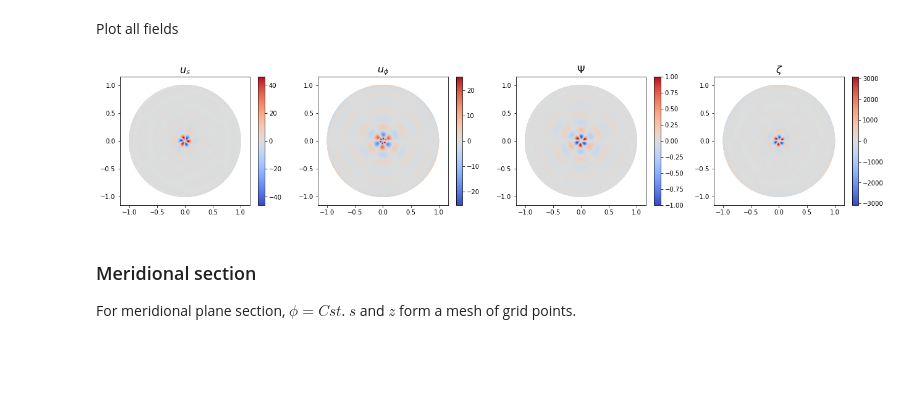
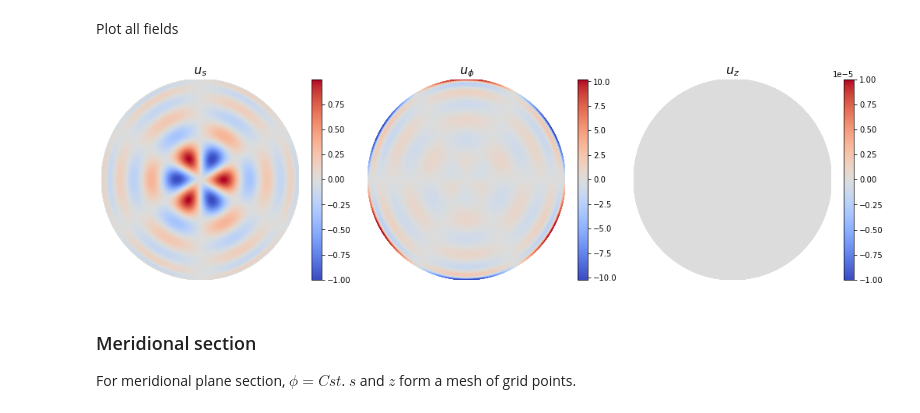
Before and after one commit to GentleMin/PlesioGeostroPy, a Jupyter notebook: Eigen_Post.ipynb, the cells around one changed output. Cells and saved outputs as stored; diff of their text form; code cells hidden in the pictures; blank space fills up the shorter version.

```diff
--- a/Eigen_Post.ipynb
+++ b/Eigen_Post.ipynb
@@ -420,11 +577,11 @@ Using Boyd's drift method:
 # %%
-class_idx = 0
+class_idx = 1
 
 src_idx_base = 0
 src_idx_comp = 1
 
 eig_drift, eig_nearest = nutils.eigen_drift(eig_vals_classes[class_idx], eig_vals_classes_comp[class_idx])
-drift_thresh = 1e+4
+drift_thresh = 1e+1
 drift_filter = 1./(eig_drift + 1e-16) > drift_thresh
 
 fig, ax = plt.subplots(figsize=(10, 6))
@@ -496,5 +665,5 @@ array([ 4.47141683e-14+0.00706853j, -8.61577625e-15+0.11751199j,
 # %%
-class_idx, mode_idx = 1, 7
+class_idx, mode_idx = 0, 5
 eigval = eig_vals_classes[class_idx][mode_idx]
 eigvec = eig_vecs_classes[class_idx][:, mode_idx]
 
@@ -527,6 +698,13 @@ def calc_field_rad(fname, field_f):
 eigmode_eval = field_func.apply(calc_field_rad, inplace=False, metadata=True)
 # %% [markdown]
 Plot all fields
+# %%
+max_idx = np.argmax(np.abs(eigmode_eval["Psi"]))
+phase = -np.angle(eigmode_eval["Psi"][max_idx])
+# phase_diff = -np.pi/12
+# phase_factor = np.exp(1j*(phase + phase_diff))
+p_diff = - np.pi/12
+phase_factor = np.exp(1j*(phase + 3*p_diff))
 # %%
 # plot_fields = [["Psi", "U_s", "U_p"],
 #                ["Mss", "Mpp", "Msp"],
@@ -582,12 +761,10 @@ plt.show()
 For Equatorial plane section, $z=0$. $s$ and $p$ form a mesh of grid points.
 # %%
 z_cst = 0
-# s_array = np.linspace(0, 1, num=100)
-xi_array, _ = specfun.roots_chebyt(100)
+s_array = np.linspace(0, 1, num=100)
+# xi_array, _ = specfun.roots_chebyt(100)
 s_array = np.r_[0, np.sqrt((1 + xi_array)/2), 1]
 p_array = np.linspace(0, 2*np.pi, num=400)
-S_mesh, P_mesh = np.meshgrid(s_array, p_array)
-X_mesh, Y_mesh = S_mesh*np.cos(P_mesh), S_mesh*np.sin(P_mesh)
 # %% [markdown]
 Calculate all fields
 # %%
@@ -621,51 +798,65 @@ Plot all fields
 #                [None, None, None, None],
 #                [None, None, None, None],
 #                [None, None, None, r"$\zeta$"]]
-plot_fields = [["U_s", "U_p", "Psi", "Zeta"],]
-plot_fnames = [[r"$u_s$", r"$u_\phi$", None, r"$\zeta$"],]
+# plot_fields = [[ "Psi", "U_s", "U_p"],
+#                ["Zeta", "F_ext", None]]
+# plot_fnames = [[None, r"$u_s$", r"$u_\phi$"],
+#                [r"$\zeta$", r"$F_\mathrm{Lorentz}$", None],]
+plot_fields = [['U_s', 'U_p', 'U_z'],]
+plot_fnames = [[r"$u_s$", r"$u_\phi$", "$u_z$"],]
+rotate_us_max = True
+if rotate_us_max:
+    phi_rotate = p_array[np.unravel_index(np.argmax(np.real(eigmode_eval['U_s'])), eigmode_eval['U_s'].shape)[0]]
+S_mesh, P_mesh = np.meshgrid(s_array, p_array - phi_rotate)
+X_mesh, Y_mesh = S_mesh*np.cos(P_mesh), S_mesh*np.sin(P_mesh)
 
-# save_name = "./out/eigen/Hydrodynamic/Reduced/mode_equatorial_m3n10"
+# save_name = "./out/eigen/Poloidal_Dipole/Reduced/mode-s_equatorial_m1n3_fast"
+# save_name = "./out/eigen/Poloidal_Dipole/Transformed_ext/mode-s_equatorial_m3n5"
 save_name = None
 override = False
 
 # max_norm = max([np.abs(np.real(eigmode_eval[plot_fields[i_r][i_c]])).max()
 #                 for i_r in range(nrows) for i_c in range(ncols)
 #                 if plot_fields[i_r][i_c] is not None and plot_fields[i_r][i_c] != "Zeta"])
-max_norm = np.abs(np.real(eigmode_eval["Psi"])).max()
+# max_norm = np.abs(np.real(eigmode_eval["Psi"])).max()
+max_norm = np.abs(np.real(eigmode_eval['U_s'])).max()
 
 nrows, ncols = len(plot_fields), len(plot_fields[0])
-fig, axes = plt.subplots(nrows=nrows, ncols=ncols, figsize=(ncols*4.5, nrows*3.7))
+fig, axes = plt.subplots(nrows=nrows, ncols=ncols, figsize=(ncols*4.8, nrows*4.2))
 axes = np.atleast_2d(axes)
 
 for i_r in range(nrows):
     for i_c in range(ncols):
         fname = plot_fields[i_r][i_c]
         ax = axes[i_r][i_c]
         if fname is None:
             ax.remove()
             continue
-        if np.abs(np.real(eigmode_eval[fname])).max() > 1e-5:
+        if np.abs(np.real(eigmode_eval[fname])/max_norm).max() > 1e-5:
             cm = ax.pcolormesh(X_mesh, Y_mesh, np.real(eigmode_eval[fname])/max_norm, shading="gouraud", cmap="coolwarm")
             plt.colorbar(cm, ax=ax)
         else:
             cm = ax.pcolormesh(X_mesh, Y_mesh, np.real(eigmode_eval[fname])/max_norm, shading="gouraud", cmap="coolwarm", vmin=-1e-5, vmax=+1e-5)
             plt.colorbar(cm, ax=ax)
         if fname in core.pgvar._field_names:
             ax.set_title(r'$%s$' % (core.pgvar[fname].name,), fontsize=16)
         else:
             ax.set_title(plot_fnames[i_r][i_c], fontsize=16)
-        ax.axis("equal")
+        # ax.axis("equal")
+        ax.set_xlim([-1, 1])
+        ax.set_ylim([-1, 1])
+        ax.axis("off")
 
 plt.tight_layout()
 if save_name is not None:
     if os.path.exists(save_name + '.png') and not override:
         print("File exists... aborting...")
     else:
         plt.savefig(save_name + '.png', format="png", dpi=150, bbox_inches="tight")
 
 plt.show()
 # %% [output]
-[figure, old version]
+[figure, new version]
 # %% [markdown]
 ### Meridional section
 
```
Also changed, not shown: parts of 50 cells of this notebook, 12 other files.
